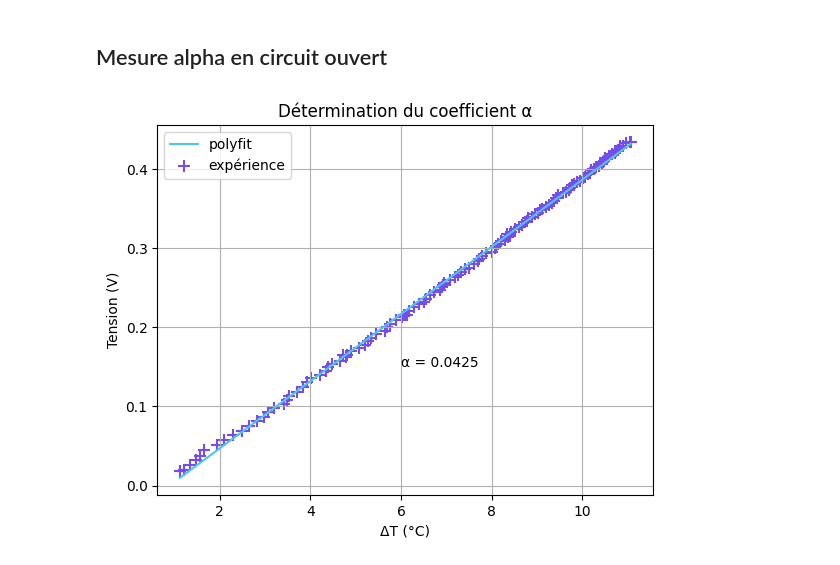
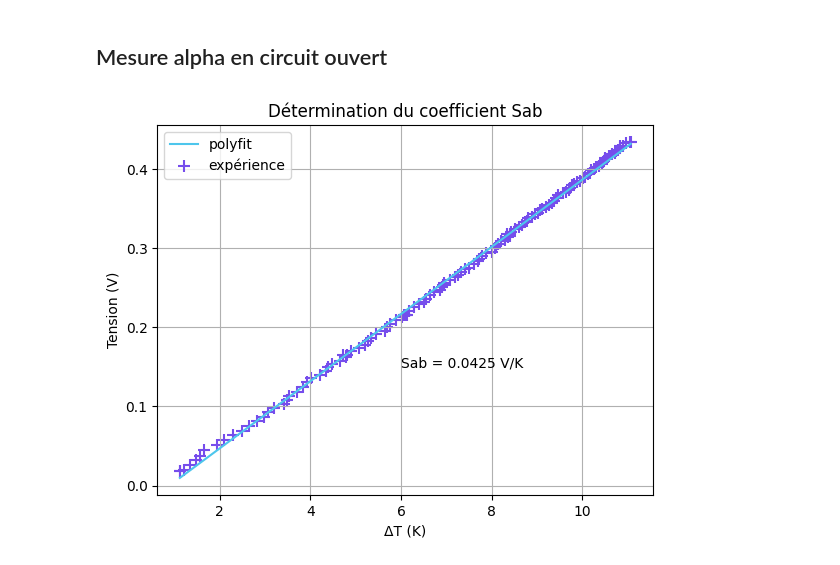
Before and after one commit to adelemarcon/TIPE, a Jupyter notebook: TIPE3.ipynb, the cells around one changed output. Cells and saved outputs as stored; diff of their text form; code cells hidden in the pictures.

```diff
--- a/TIPE3.ipynb
+++ b/TIPE3.ipynb
@@ -224,34 +224,34 @@ Tension = np.array([0.01778200685,
 0.3349716825,
 0.3385216454,
 0.3400120592,
 0.3435291895,
 0.3448588902,
 0.3480940666,
 0.3498038079,
 0.3529099789,
 0.354724364,
 0.3578303528,
 0.3600260117,
 0.3638184146,
 0.3670439466,
 0.3695887961,
 0.3718565518,
 0.3744071172,
 0.3761639092,
 0.3794880186,
 0.3813630057,
 0.3843551711,
 0.3856326776,0.3891252968,0.3901378964,0.3940297069,0.394882996,0.3985704133,0.3998458553,0.4026854291,0.4045165111,0.4066892155,0.4091317812,0.410298872,0.413575436,0.4145095992,0.4173074817,0.4193792475,0.4208046917,0.4234665201,0.424412021,0.4267517731,0.4289265245,0.4298153918,0.4326429136,0.4342814058,0.4345967687])
 
 A, B = np.polyfit(DeltaT, Tension, 1)
 plt.plot(DeltaT, A*DeltaT + B, color='#4dc6ec', label = 'polyfit')
 plt.scatter(DeltaT,Tension, color='#764dec', label = 'expérience', marker = '+', s = 80)
-plt.xlabel('ΔT (°C)')
+plt.xlabel('ΔT (K)')
 plt.ylabel('Tension (V)')
-plt.title('Détermination du coefficient α')
-plt.text(6,0.15, 'α = ' + str(int(A*10000)/10000))
+plt.title('Détermination du coefficient Sab')
+plt.text(6,0.15, 'Sab = ' + str(int(A*10000)/10000)+" V/K")
 plt.legend()
 plt.grid()
 plt.show()
 # %% [output]
-[figure, old version]
+[figure, new version]
```
